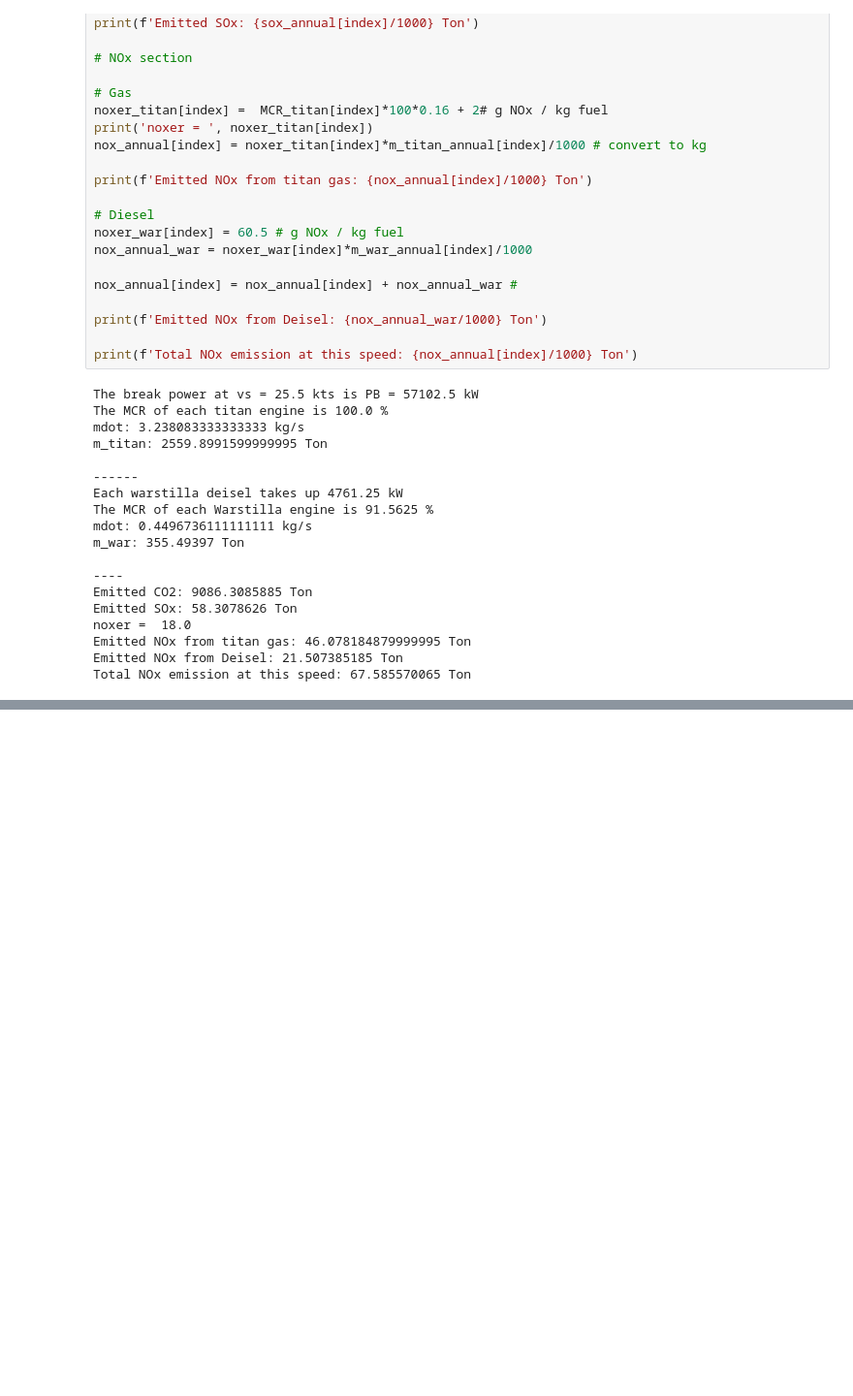
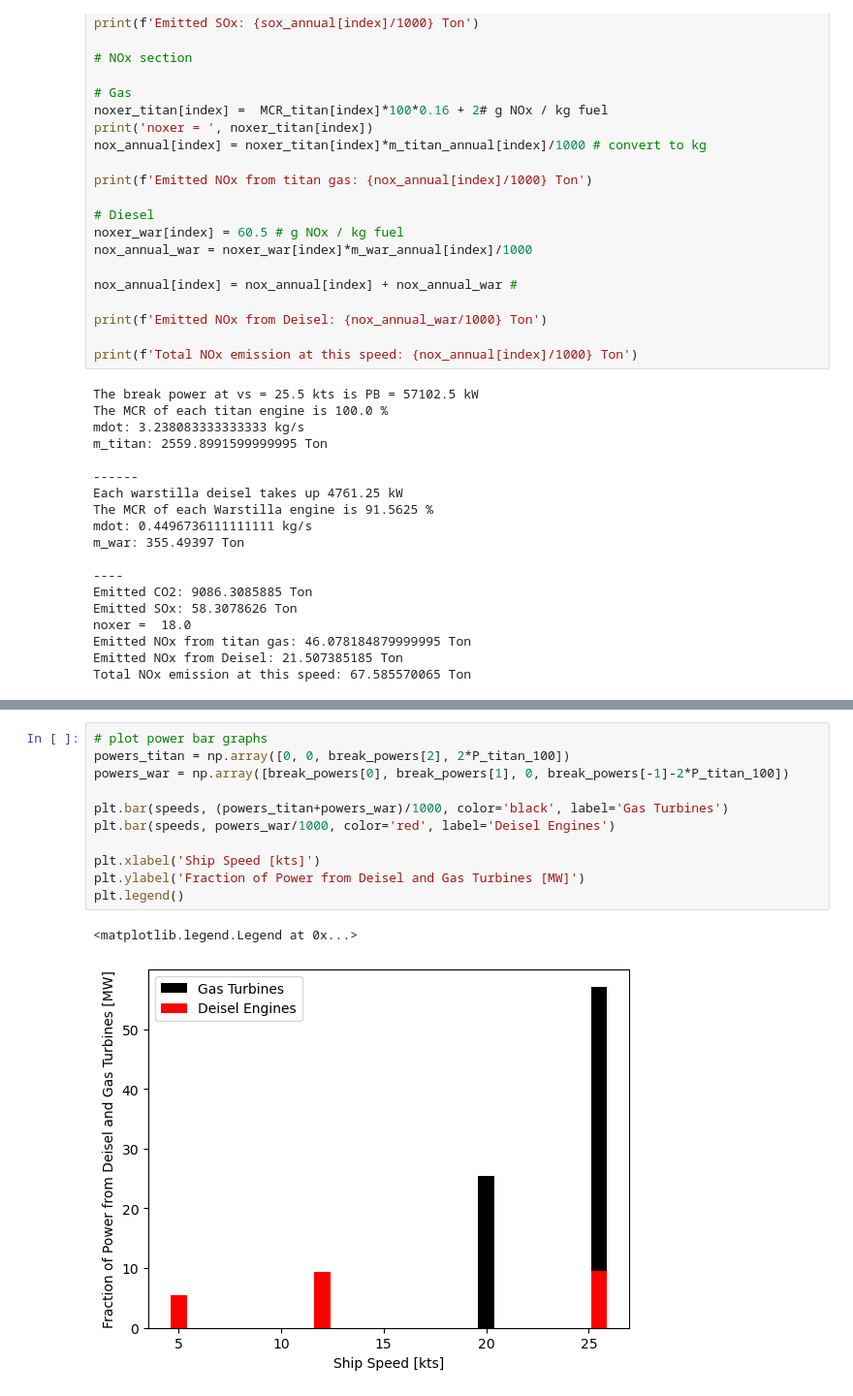
Before and after one commit to vandelij/marine_propulsion, a Jupyter notebook: final_project.ipynb, the cells around one changed output, grey strips where cells are left out. Shown at 97% size. Cells and saved outputs as stored; diff of their text form; blank space fills up the shorter version.

Commit message:
starting new engine section

```diff
--- a/final_project.ipynb
+++ b/final_project.ipynb
@@ -433,0 +454,14 @@ Total NOx emission at this speed: 67.585570065 Ton
+# %%
+# plot power bar graphs
+powers_titan = np.array([0, 0, break_powers[2], 2*P_titan_100])
+powers_war = np.array([break_powers[0], break_powers[1], 0, break_powers[-1]-2*P_titan_100])
+
+plt.bar(speeds, (powers_titan+powers_war)/1000, color='black', label='Gas Turbines')
+plt.bar(speeds, powers_war/1000, color='red', label='Deisel Engines')
+
+plt.xlabel('Ship Speed [kts]')
+plt.ylabel('Fraction of Power from Deisel and Gas Turbines [MW]')
+plt.legend()
+# %% [output]
+<matplotlib.legend.Legend at 0x...>
+[figure, added]
```
Also changed, not shown: parts of 2 cells of this notebook.
